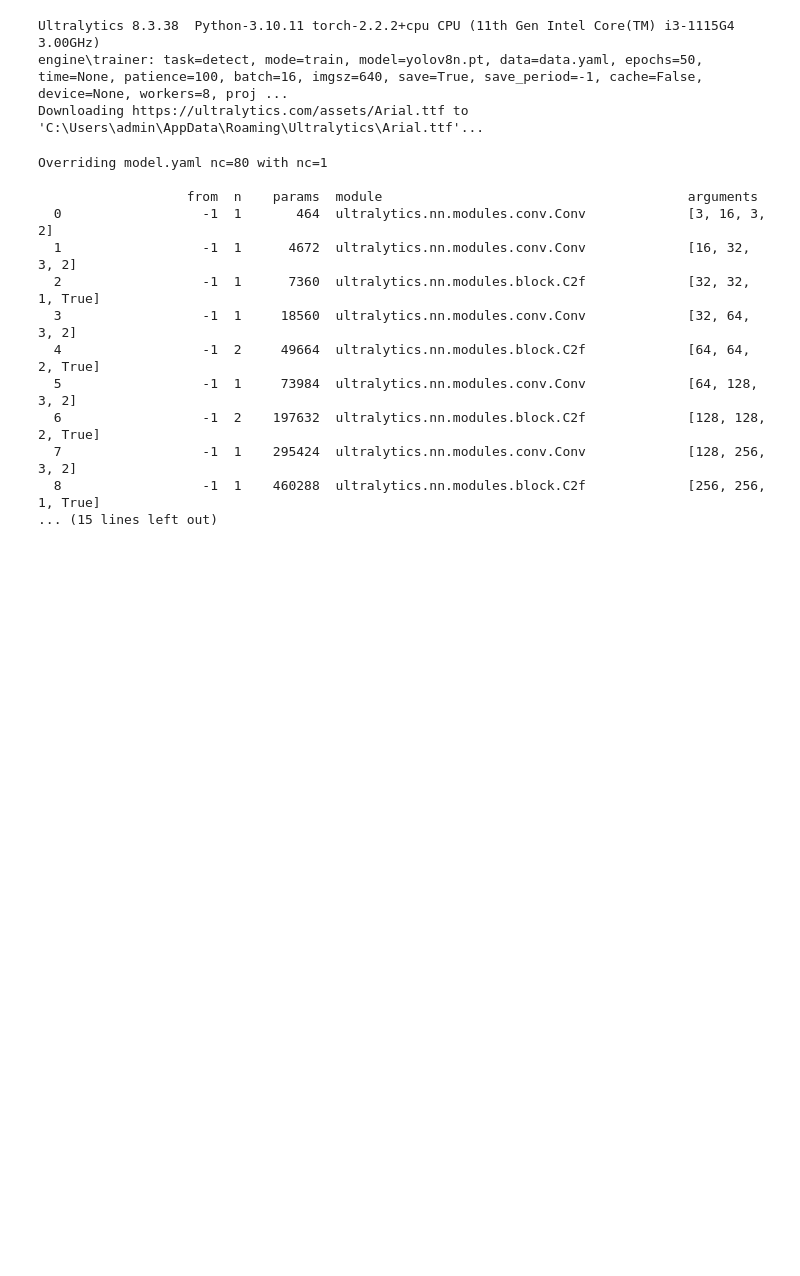
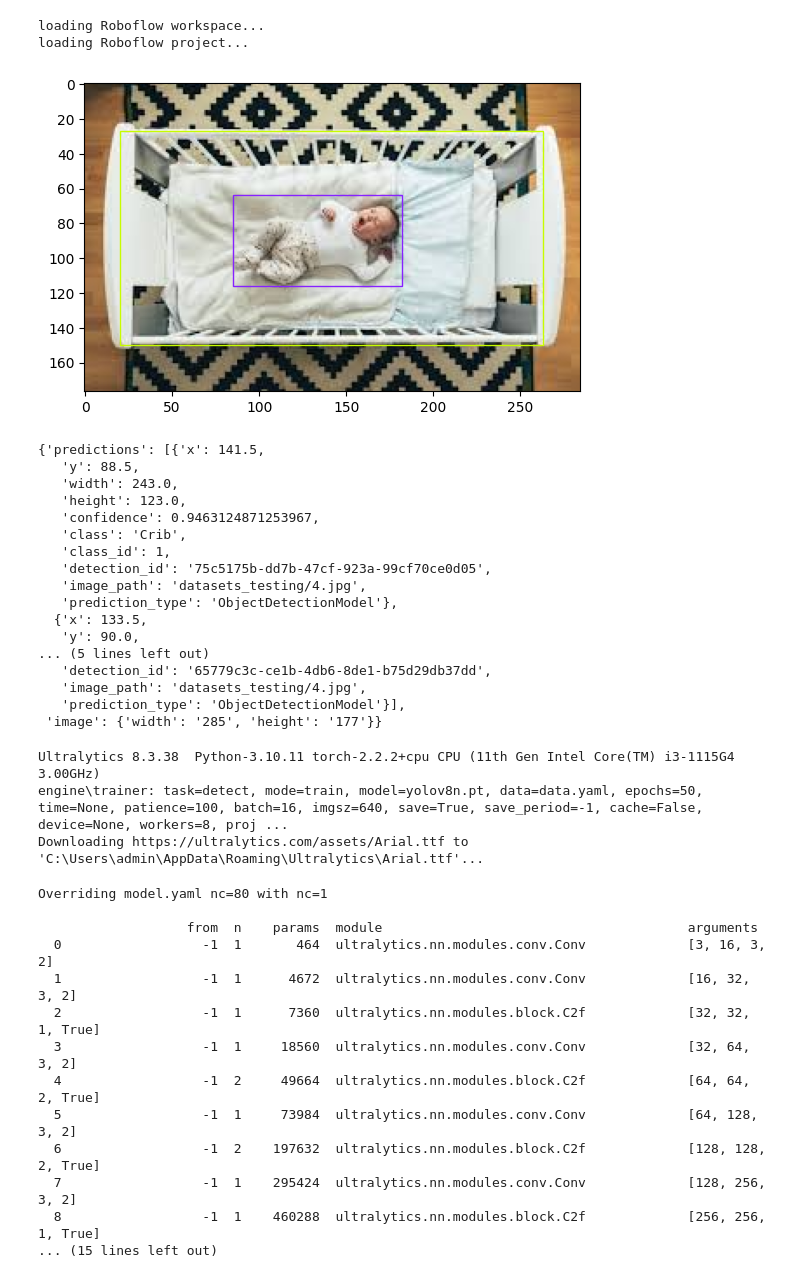
Before and after one commit to LaHuy136/IoT, a Jupyter notebook: Detect_Baby_In_Crib.ipynb, the cells around one changed output. Drawn from its saved outputs; the diff is of its cells as text; code cells hidden in the pictures; blank space fills up the shorter version.

Commit message:
feat [IoT] Using model in Roboflow to detect

```diff
--- a/Detect_Baby_In_Crib.ipynb
+++ b/Detect_Baby_In_Crib.ipynb
@@ -6,3 +7,43 @@ import os
+# %%
+rf = roboflow.Roboflow(api_key='zd0O6dP4ukUVkQFUoN8L')
+
+project = rf.workspace().project("baby-in-crib")
+model = project.version("1").model
+
+# optionally, change the confidence and overlap thresholds
+# values are percentages
+model.confidence = 50
+model.overlap = 25
+
+# predict on a local image
+prediction = model.predict("datasets_testing/4.jpg")
+
+# Plot the prediction in an interactive environment
+prediction.plot()
+
+# Convert predictions to JSON
+prediction.json()
+# %% [output]
+loading Roboflow workspace...
+loading Roboflow project...
+[figure, added]
+{'predictions': [{'x': 141.5,
+   'y': 88.5,
+   'width': 243.0,
+   'height': 123.0,
+   'confidence': 0.9463124871253967,
+   'class': 'Crib',
+   'class_id': 1,
+   'detection_id': '75c5175b-dd7b-47cf-923a-99cf70ce0d05',
+   'image_path': 'datasets_testing/4.jpg',
+   'prediction_type': 'ObjectDetectionModel'},
+  {'x': 133.5,
+   'y': 90.0,
+... (5 lines left out)
+   'detection_id': '65779c3c-ce1b-4db6-8de1-b75d29db37dd',
+   'image_path': 'datasets_testing/4.jpg',
+   'prediction_type': 'ObjectDetectionModel'}],
+ 'image': {'width': '285', 'height': '177'}}
 # %%
 # Load YOLOv8
 model = YOLO("yolov8n.pt")  # Có thể thay yolov8n bằng các phiên bản khác như yolov8s, yolov8m,...
```
Also changed, not shown: parts of 1 cell of this notebook, 15 other files.
